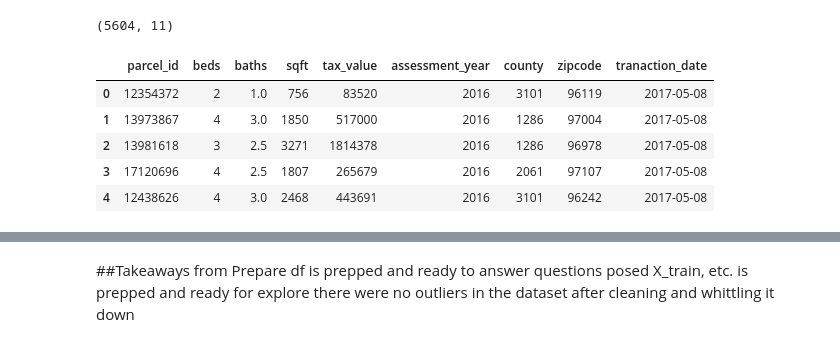
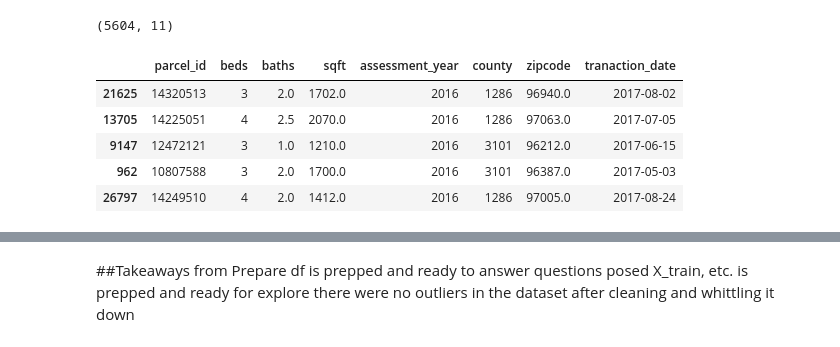
Before and after one commit to SLawsonWoods/zillow_project, a Jupyter notebook: initial_notebook_zillow.ipynb, the cells around one changed output, grey strips where cells are left out. Cells and saved outputs as stored; diff of their text form; code cells hidden in the pictures.

```diff
--- a/initial_notebook_zillow.ipynb
+++ b/initial_notebook_zillow.ipynb
@@ -237,3 +309,9 @@ df.head()
+# %%
+df.beds = df.beds.astype(int)
+# %%
+df.sqft = df.sqft.astype(int)
+# %%
+df.tax_amount = df.tax_amount.astype(int)
 # %%
 # here I am going to check for error values in the df
 df.beds.value_counts()
@@ -317,14 +423,14 @@ df2 = df.copy()
 # %%
 #remove any column leaking the target so taxamount and tax_rate
-df2 = df2.drop(columns=['taxamount', 'tax_rate'])
+train2 = train.drop(columns=['taxamount', 'tax_rate','tax_value'])
 # %%
-df2.head()
+train2.head()
 # %% [output]
-|  | parcel_id | beds | baths | sqft | tax_value | assessment_year | county | zipcode | tranaction_date |
-| 0 | 12354372 | 2 | 1.0 | 756 | 83520 | 2016 | 3101 | 96119 | 2017-05-08 |
-| 1 | 13973867 | 4 | 3.0 | 1850 | 517000 | 2016 | 1286 | 97004 | 2017-05-08 |
-| 2 | 13981618 | 3 | 2.5 | 3271 | 1814378 | 2016 | 1286 | 96978 | 2017-05-08 |
-| 3 | 17120696 | 4 | 2.5 | 1807 | 265679 | 2016 | 2061 | 97107 | 2017-05-08 |
-| 4 | 12438626 | 4 | 3.0 | 2468 | 443691 | 2016 | 3101 | 96242 | 2017-05-08 |
+|  | parcel_id | beds | baths | sqft | assessment_year | county | zipcode | tranaction_date |
+| 21625 | 14320513 | 3 | 2.0 | 1702.0 | 2016 | 1286 | 96940.0 | 2017-08-02 |
+| 13705 | 14225051 | 4 | 2.5 | 2070.0 | 2016 | 1286 | 97063.0 | 2017-07-05 |
+| 9147 | 12472121 | 3 | 1.0 | 1210.0 | 2016 | 3101 | 96212.0 | 2017-06-15 |
+| 962 | 10807588 | 3 | 2.0 | 1700.0 | 2016 | 3101 | 96387.0 | 2017-05-03 |
+| 26797 | 14249510 | 4 | 2.0 | 1412.0 | 2016 | 1286 | 97005.0 | 2017-08-24 |
 # %%
 # Plot the histogram thanks to the distplot function
```
Also changed, not shown: parts of 55 cells of this notebook.
